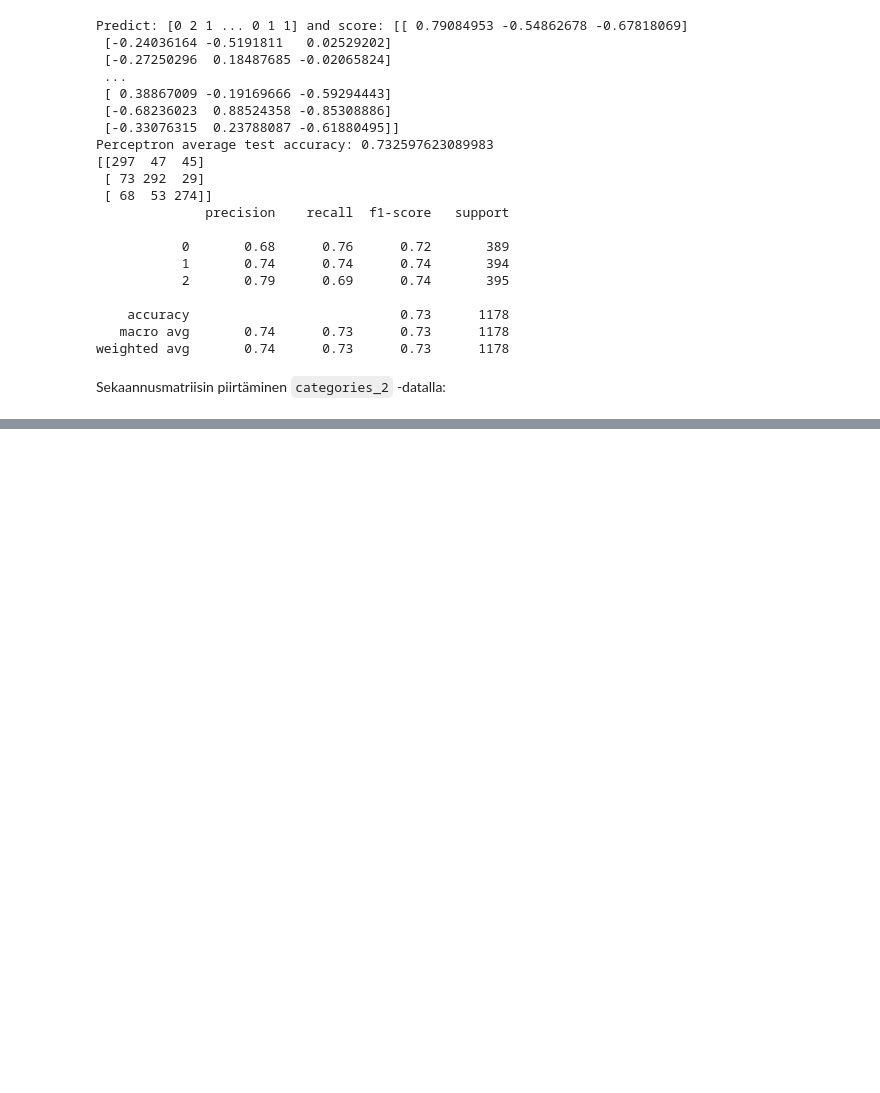
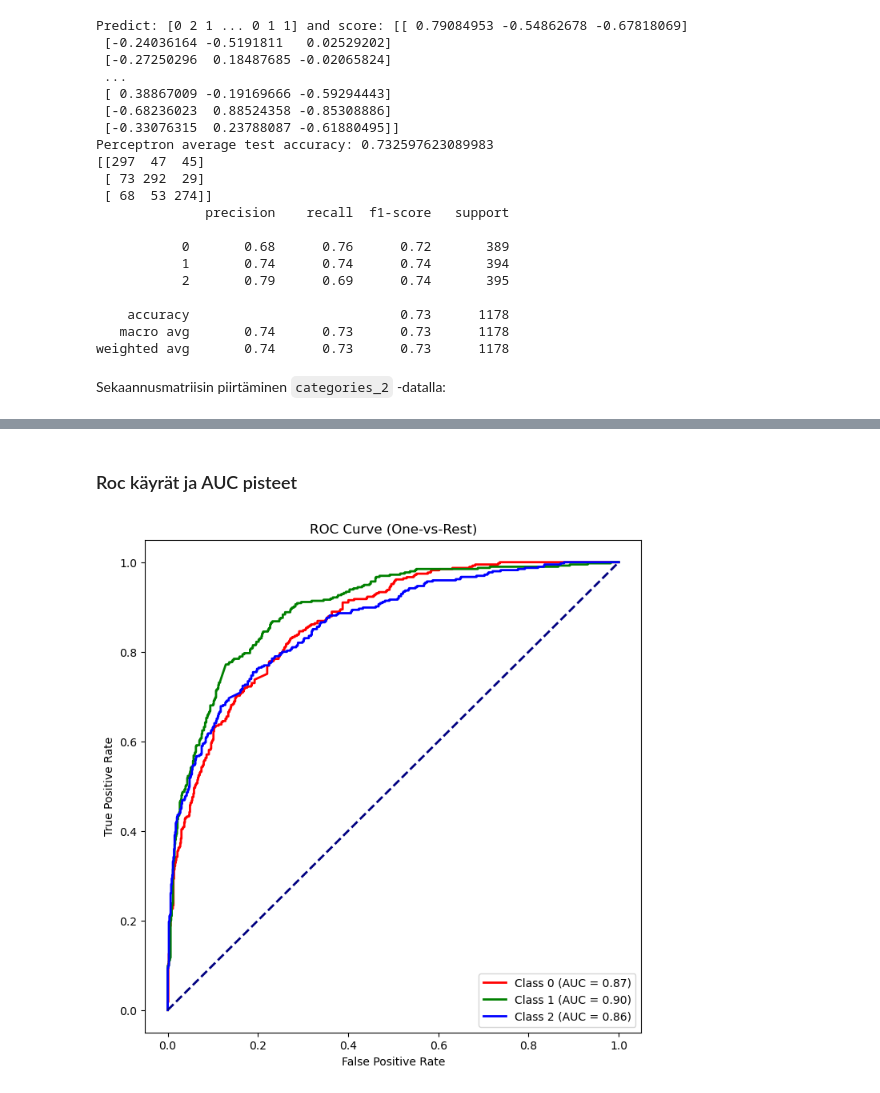
Before and after one commit to iinai/deep-learning, a Jupyter notebook: osa_1/osa1_tehtavat.ipynb, the cells around one changed output, grey strips where cells are left out. Drawn from its saved outputs; the diff is of its cells as text; code cells hidden in the pictures; blank space fills up the shorter version.

```diff
--- a/osa_1/osa1_tehtavat.ipynb
+++ b/osa_1/osa1_tehtavat.ipynb
@@ -473,0 +541,28 @@ cm_display = ConfusionMatrixDisplay(cm1).plot()
+# %% [markdown]
+### Roc käyrät ja AUC pisteet
+# %%
+# Muuta labelit binäärisiksi
+y_test_bin = label_binarize(y_test, classes=[0, 1, 2])
+
+# Laske kunkin luokan ROC-käyrä
+fpr = dict()
+tpr = dict()
+roc_auc = dict()
+for i in range(len(categories)):
+    fpr[i], tpr[i], _ = roc_curve(y_test_bin[:, i], y_score[:, i])
+    roc_auc[i] = auc(fpr[i], tpr[i])
+
+# Piirretään käyrät
+plt.figure(figsize=(8, 8))
+colors = ['red', 'green', 'blue']
+for i, color in zip(range(len(categories)), colors):
+    plt.plot(fpr[i], tpr[i], color=color, lw=2, label=f'Class {i} (AUC = {roc_auc[i]:.2f})')
+
+plt.plot([0, 1], [0, 1], color='navy', lw=2, linestyle='--')
+plt.xlabel('False Positive Rate')
+plt.ylabel('True Positive Rate')
+plt.title('ROC Curve (One-vs-Rest)')
+plt.legend(loc='lower right')
+plt.show()
+# %% [output]
+[figure, added]
```
Also changed, not shown: parts of 20 cells of this notebook, 1 other file.
